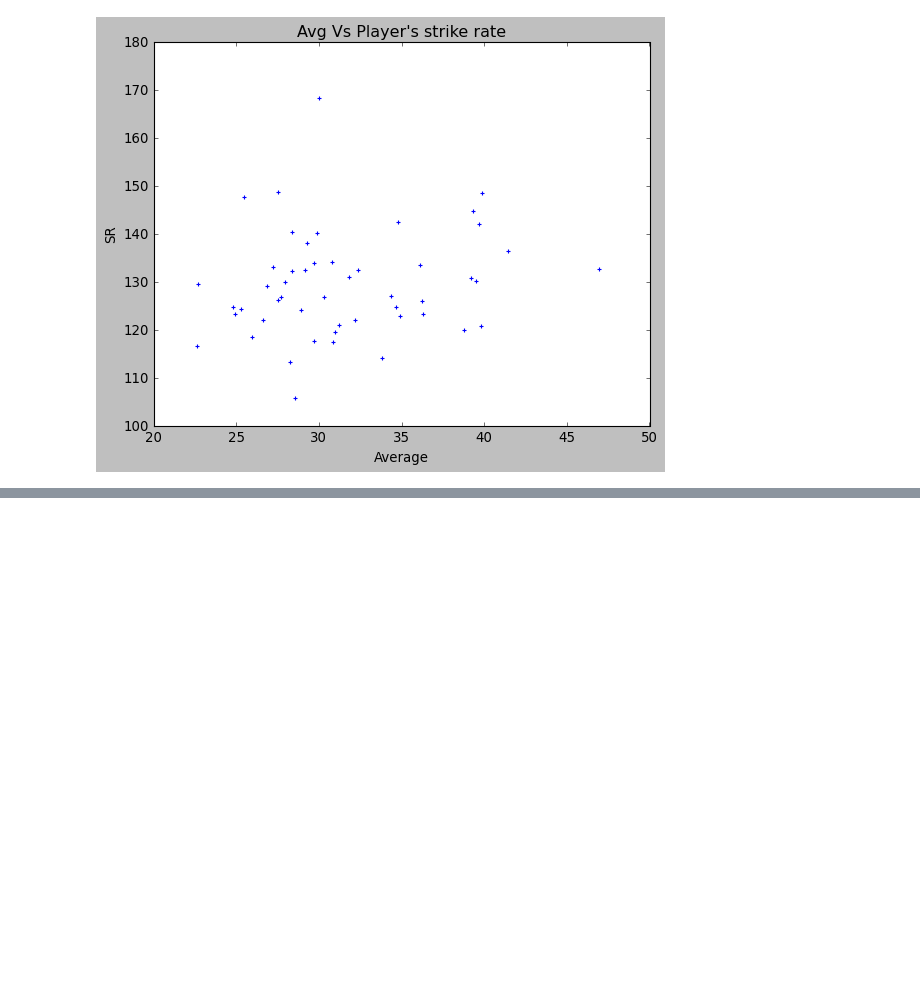
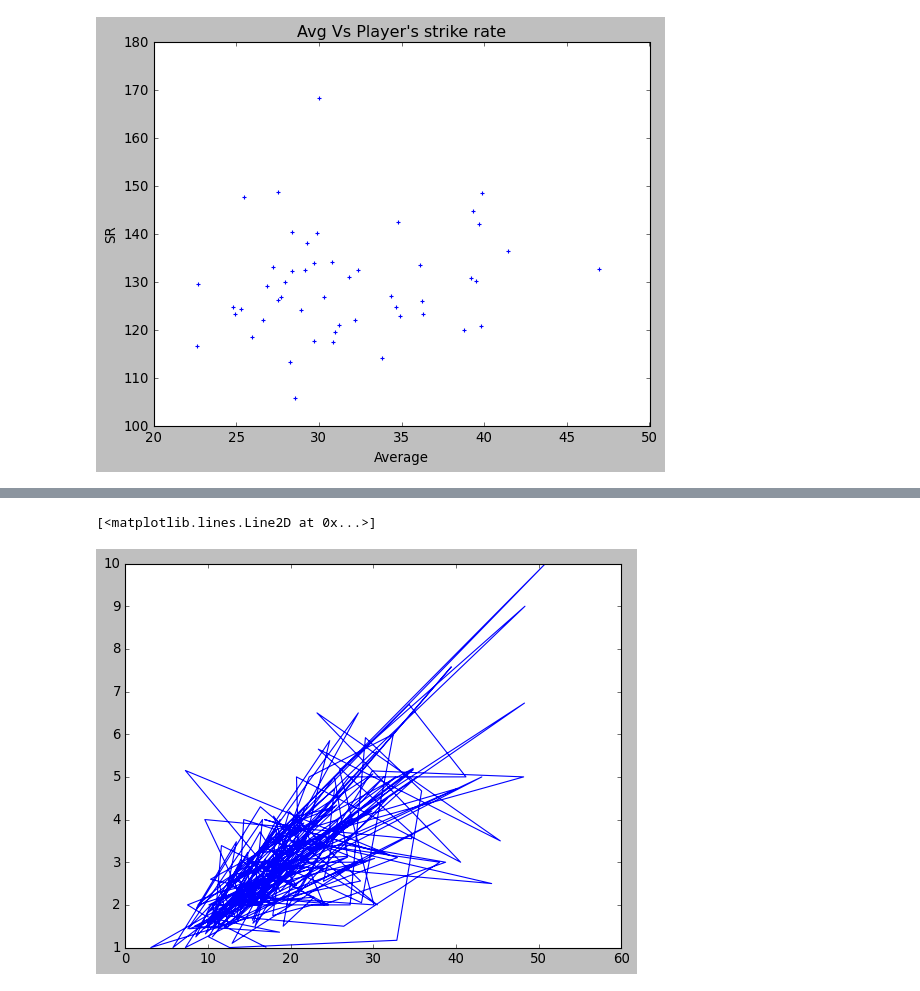
Before and after one commit to kirtic921/Matplotlib, a Jupyter notebook: plt1.ipynb, the cells around one changed output, grey strips where cells are left out. Cells and saved outputs as stored; diff of their text form; code cells hidden in the pictures; blank space fills up the shorter version.

Commit message:
scatterplot using plt.plot

```diff
--- a/plt1.ipynb
+++ b/plt1.ipynb
@@ -134,0 +135,7 @@ plt.scatter(tips['total_bill'], tips['tip'], s=tips['size']*20)
+# %%
+# scatterplot using plt.plot
+
+plt.plot(tips['total_bill'], tips['tip'])
+# %% [output]
+[<matplotlib.lines.Line2D at 0x...>]
+[figure, added]
```
Also changed, not shown: parts of 2 cells of this notebook.
